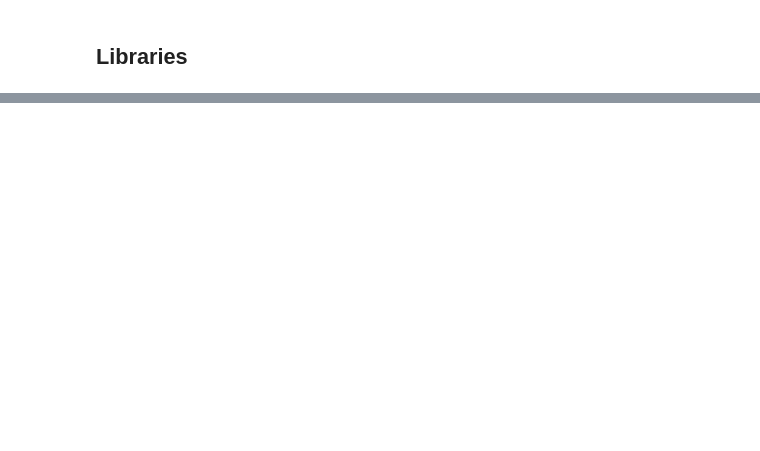
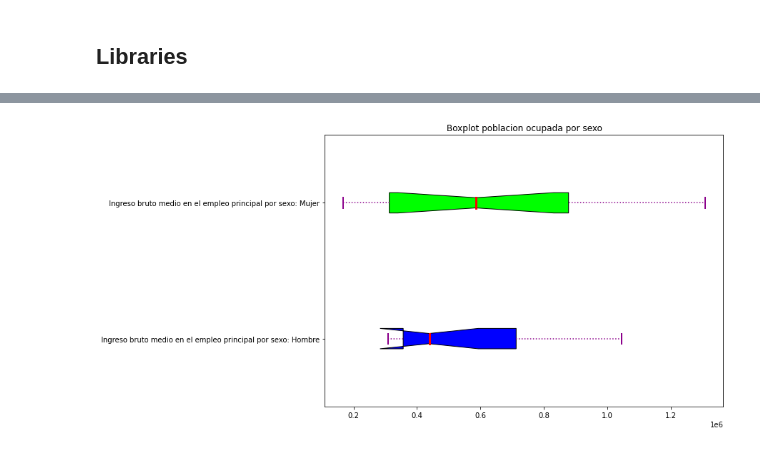
Before and after one commit to Gaboelc/Analysis-of-the-employment-situation-in-Costa-Rica-2018-2022, a Jupyter notebook: EDA.ipynb, the cells around one changed output, grey strips where cells are left out. Saved outputs shown, nothing was run; the diff lists cells and outputs as text; code cells hidden in the pictures; blank space fills up the shorter version.

```diff
--- a/EDA.ipynb
+++ b/EDA.ipynb
@@ -181,0 +328,8 @@ result_posicion_empleo_second_page.to_csv('Data/output/result_posicion_empleo_se
+# %%
+data_2018 = result_first_page.loc[result_first_page['Data Period year'] == '2022']
+
+create_bloxplot(data_2018[data_2018.columns[3:5]],
+                ['Ingreso bruto medio en el empleo principal por sexo: Hombre', 'Ingreso bruto medio en el empleo principal por sexo: Mujer'],
+                'Boxplot poblacion ocupada por sexo')
+# %% [output]
+[figure, added]
```
Also changed, not shown: parts of 17 cells of this notebook, 7 other files.
